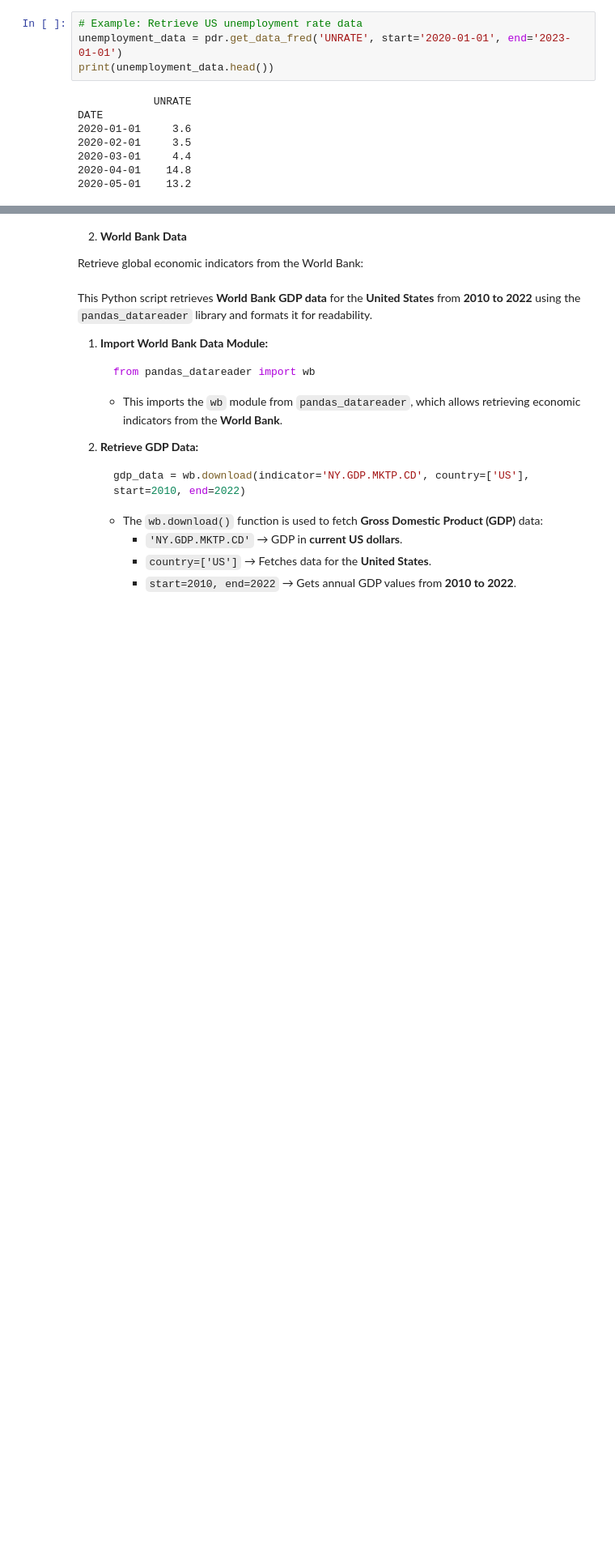
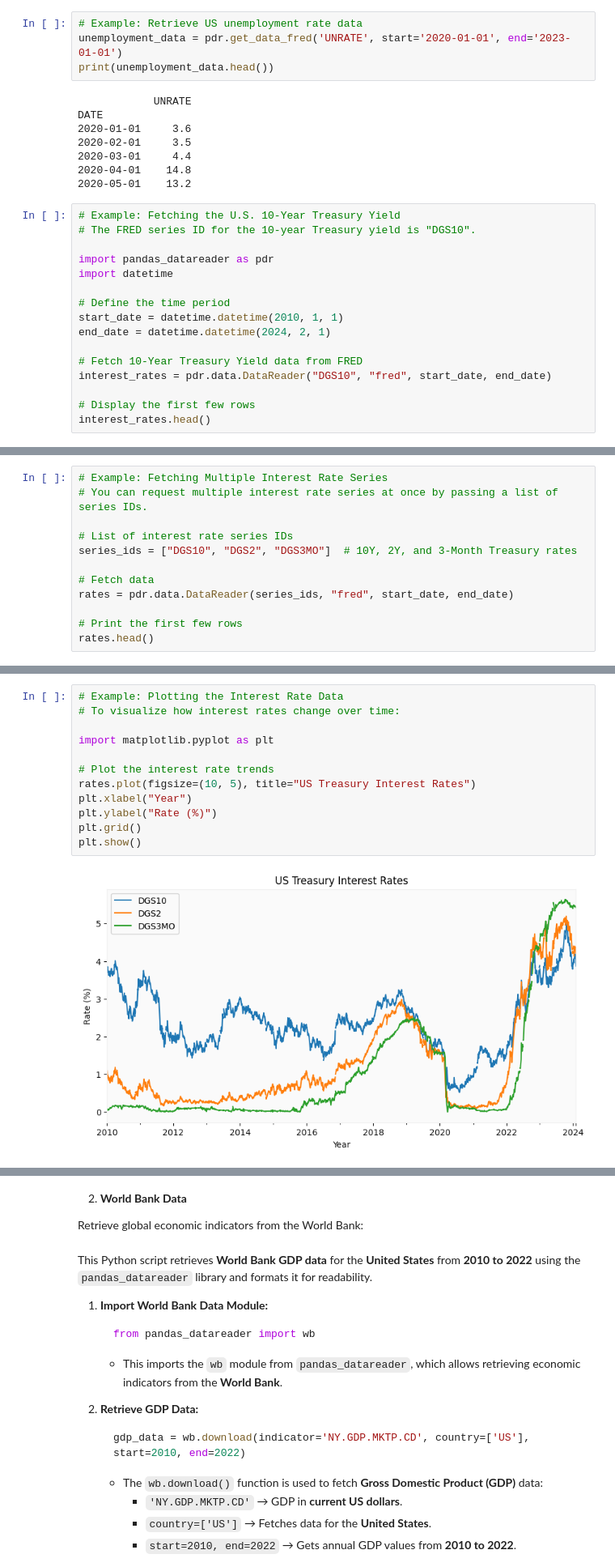
Before and after one commit to polyhedron-gdl/ml-for-finance-intro, a Jupyter notebook: 2025/01-notebooks/nb-lesson-1-3.ipynb, the cells around one changed output, grey strips where cells are left out. Shown at 81% size. Cells and saved outputs as stored; diff of their text form; blank space fills up the shorter version.

```diff
--- a/2025/01-notebooks/nb-lesson-1-3.ipynb
+++ b/2025/01-notebooks/nb-lesson-1-3.ipynb
@@ -74,3 +74,19 @@ DATE
 2020-03-01     4.4
 2020-04-01    14.8
 2020-05-01    13.2
+# %%
+# Example: Fetching the U.S. 10-Year Treasury Yield
+# The FRED series ID for the 10-year Treasury yield is "DGS10".
+
+import pandas_datareader as pdr
+import datetime
+
+# Define the time period
+start_date = datetime.datetime(2010, 1, 1)
+end_date = datetime.datetime(2024, 2, 1)
+
+# Fetch 10-Year Treasury Yield data from FRED
+interest_rates = pdr.data.DataReader("DGS10", "fred", start_date, end_date)
+
+# Display the first few rows
+interest_rates.head()
@@ -76,0 +109,12 @@ DATE
+# %%
+# Example: Fetching Multiple Interest Rate Series
+# You can request multiple interest rate series at once by passing a list of series IDs.
+
+# List of interest rate series IDs
+series_ids = ["DGS10", "DGS2", "DGS3MO"]  # 10Y, 2Y, and 3-Month Treasury rates
+
+# Fetch data
+rates = pdr.data.DataReader(series_ids, "fred", start_date, end_date)
+
+# Print the first few rows
+rates.head()
@@ -76,0 +137,14 @@ DATE
+# %%
+# Example: Plotting the Interest Rate Data
+# To visualize how interest rates change over time:
+
+import matplotlib.pyplot as plt
+
+# Plot the interest rate trends
+rates.plot(figsize=(10, 5), title="US Treasury Interest Rates")
+plt.xlabel("Year")
+plt.ylabel("Rate (%)")
+plt.grid()
+plt.show()
+# %% [output]
+[figure, added]
```
Also changed, not shown: parts of 13 cells of this notebook.
